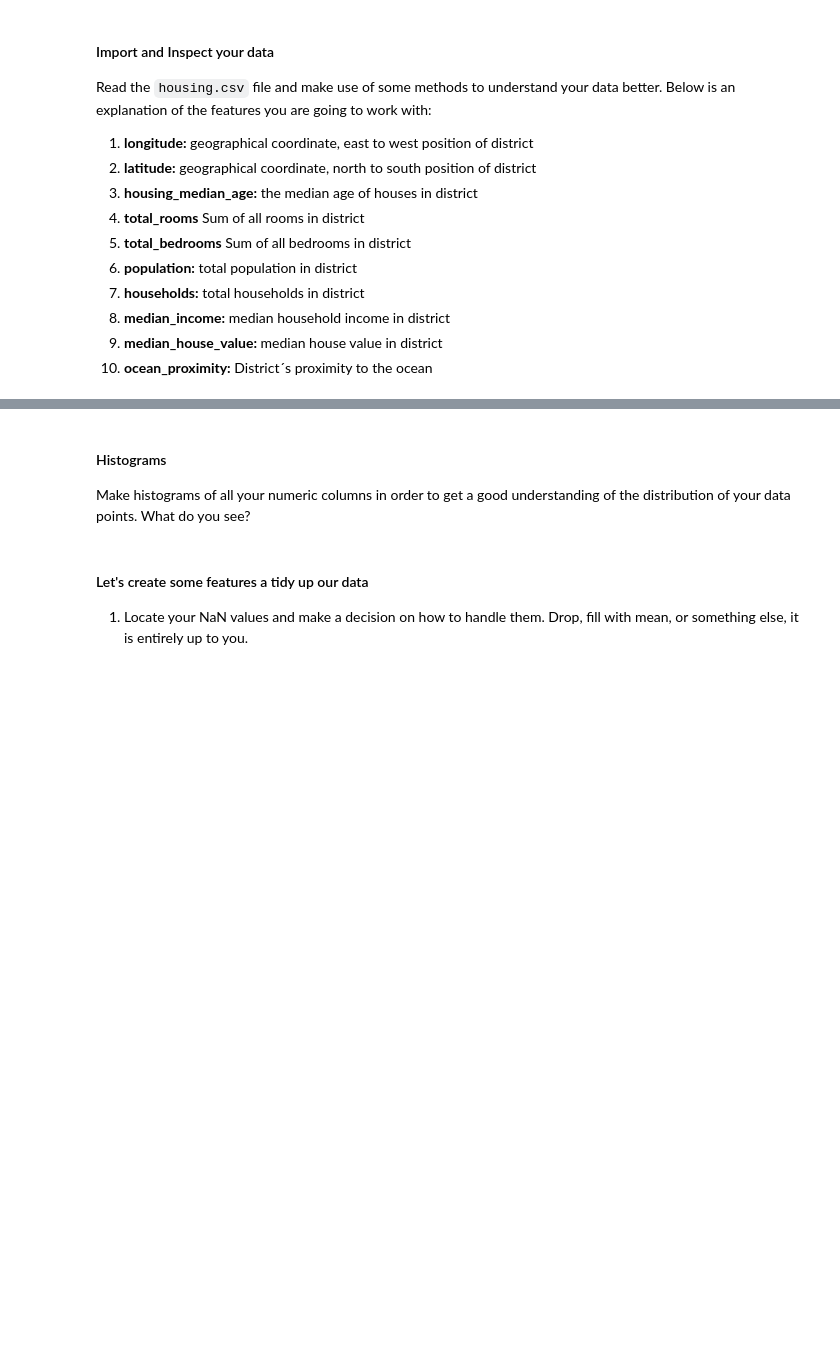
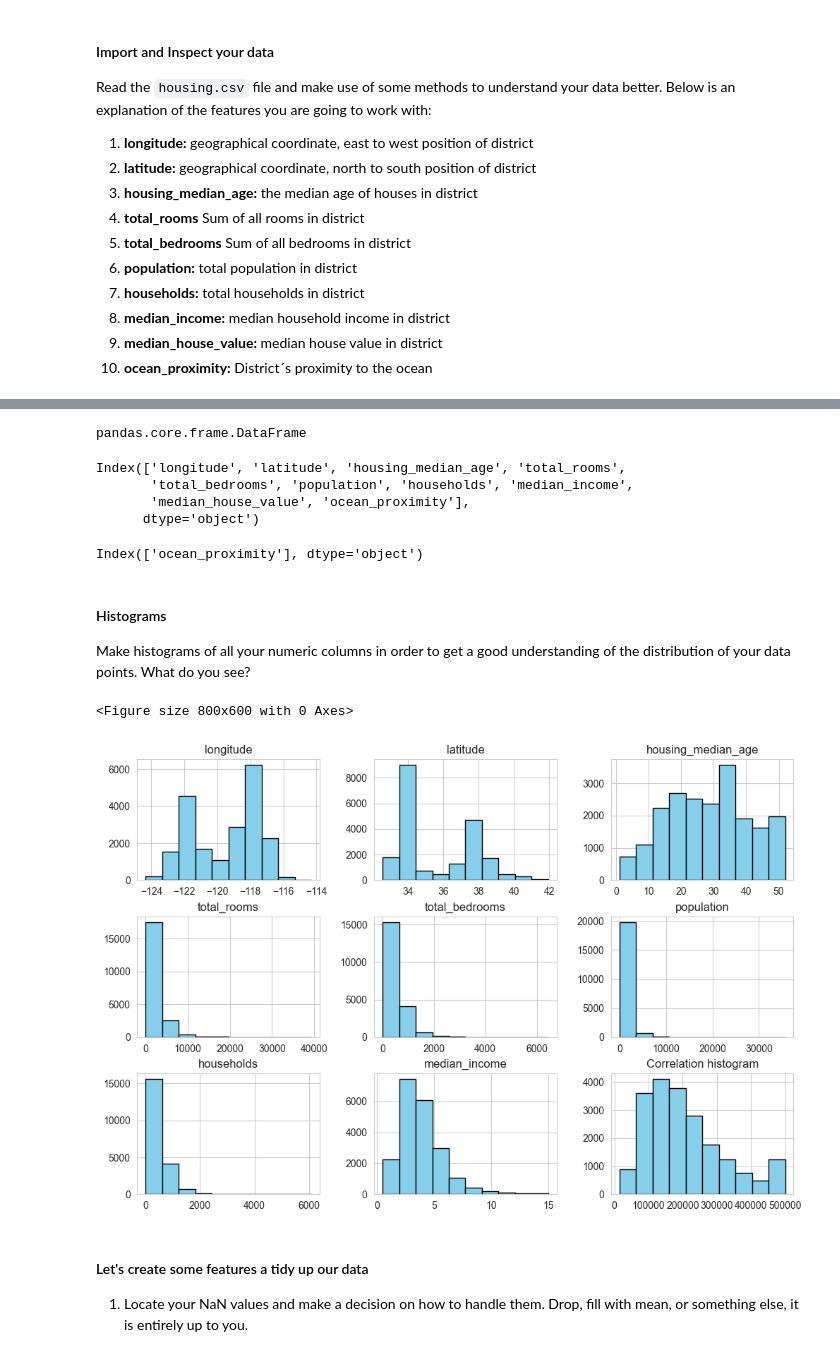
Before and after one commit to s11khushboo/lab-ml-and-linear-regression, a Jupyter notebook: your-code/main.ipynb, the cells around one changed output, grey strips where cells are left out. Drawn from its saved outputs; the diff is of its cells as text; code cells hidden in the pictures; blank space fills up the shorter version.

```diff
--- a/your-code/main.ipynb
+++ b/your-code/main.ipynb
@@ -2,6 +2,20 @@
 # Predicting House Prices in California with `LinearRegression()`
 # %% [markdown]
 In this lab you will start inspect, analyze, visualize house price data from different districts in California, US. After having performed analysis, EDA and some feature engineering, you will build your own `LinearRegression()`  with `SkLearn`.
+# %%
+import numpy as np
+import pandas as pd
+import learn
+
+from numpy.conftest import dtype
+from sklearn.metrics import r2_score, root_mean_squared_error
+# Import your libraries:
+
+%matplotlib inline
+import seaborn as sns
+import matplotlib.pyplot as plt
+
+df=pd.read_csv("../data/housing.csv")
 # %% [markdown]
 # Part 1 - Inspection and Cleaning
 
@@ -23,6 +46,34 @@ Read the `housing.csv` file and make use of some methods to understand your data
+# %%
+type(df)
+# %% [output]
+pandas.core.frame.DataFrame
+# %%
+df.columns
+# %% [output]
+Index(['longitude', 'latitude', 'housing_median_age', 'total_rooms',
+       'total_bedrooms', 'population', 'households', 'median_income',
+       'median_house_value', 'ocean_proximity'],
+      dtype='object')
+# %%
+categorical_cols = df.select_dtypes(include=['object', 'category']).columns
+print(categorical_cols)
+# %% [output]
+Index(['ocean_proximity'], dtype='object')
 # %% [markdown]
 #### Histograms
 Make histograms of all your numeric columns in order to get a good understanding of the distribution of your data points. What do you see?
+# %%
+
+matrix=df._get_numeric_data()
+plt.figure(figsize=(8, 6))
+matrix.hist( figsize=(12, 8),
+    color='skyblue',
+    edgecolor='black' )
+plt.title('Correlation histogram')
+plt.show()
+# %% [output]
+<Figure size 800x600 with 0 Axes>
+[figure, added]
 # %% [markdown]
 #### Let's create some features a tidy up our data
 
```
Also changed, not shown: parts of 47 cells of this notebook.
